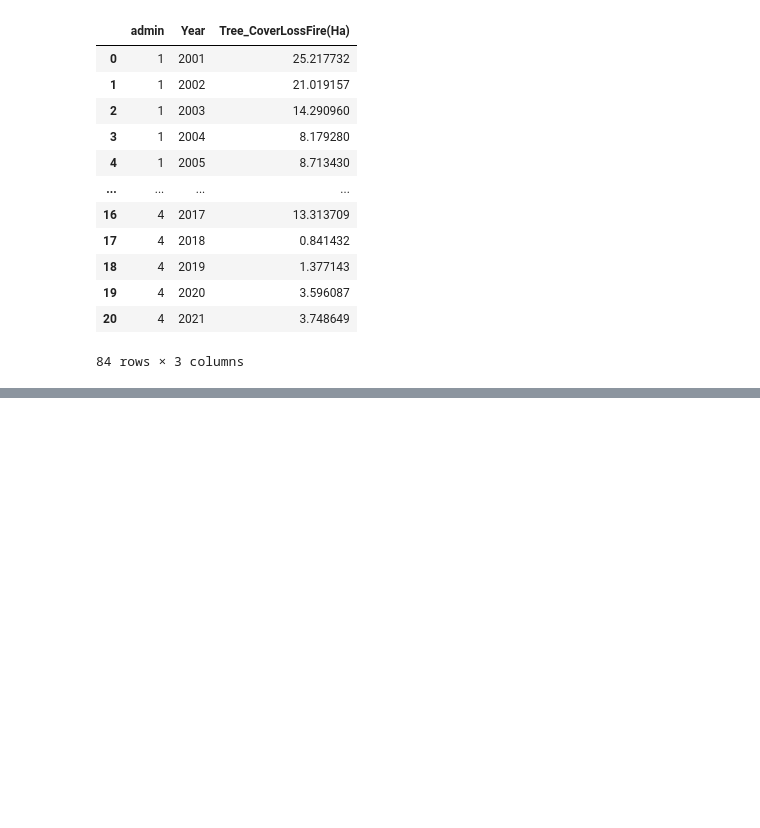
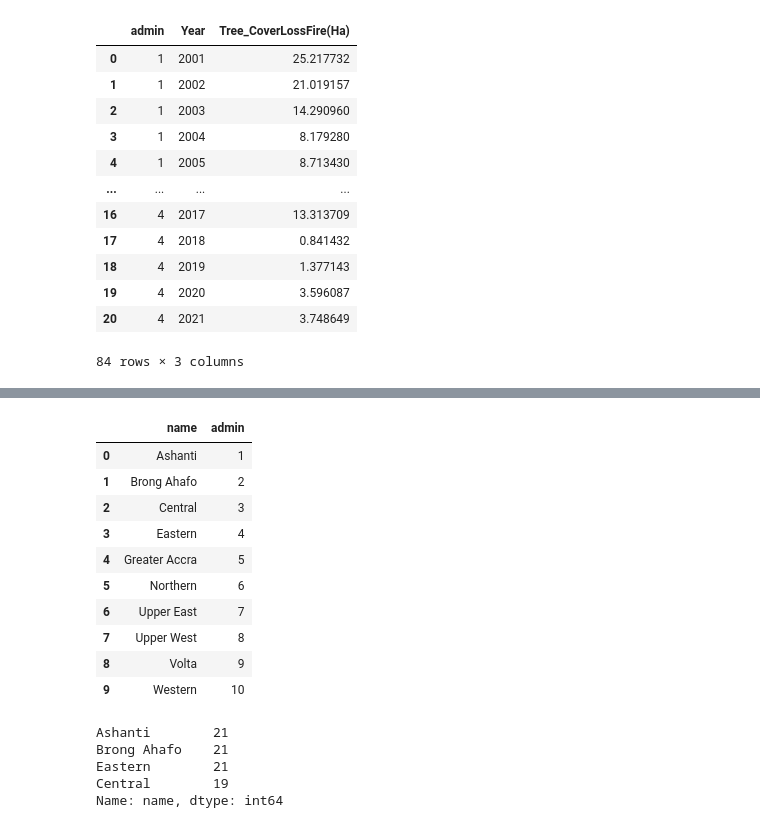
Before and after one commit to Sk2195/The-Chocolate-Project, a Jupyter notebook: Data Cleaning/Forest Data-Cleaning.ipynb, the cells around one changed output, grey strips where cells are left out. Saved outputs shown, nothing was run; the diff lists cells and outputs as text; code cells hidden in the pictures; blank space fills up the shorter version.

```diff
--- a/Data Cleaning/Forest Data-Cleaning.ipynb
+++ b/Data Cleaning/Forest Data-Cleaning.ipynb
@@ -616,0 +645,14 @@ final_mergeddf
+# %%
+geo_data
+# %% [output]
+|  | name | admin |
+| 0 | Ashanti | 1 |
+| 1 | Brong Ahafo | 2 |
+| 2 | Central | 3 |
+| 3 | Eastern | 4 |
+| 4 | Greater Accra | 5 |
+| 5 | Northern | 6 |
+| 6 | Upper East | 7 |
+| 7 | Upper West | 8 |
+| 8 | Volta | 9 |
+| 9 | Western | 10 |
@@ -616,0 +661,8 @@ final_mergeddf
+# %%
+final_mergeddf['name'].value_counts()
+# %% [output]
+Ashanti        21
+Brong Ahafo    21
+Eastern        21
+Central        19
+Name: name, dtype: int64
```
Also changed, not shown: parts of 15 cells of this notebook.
